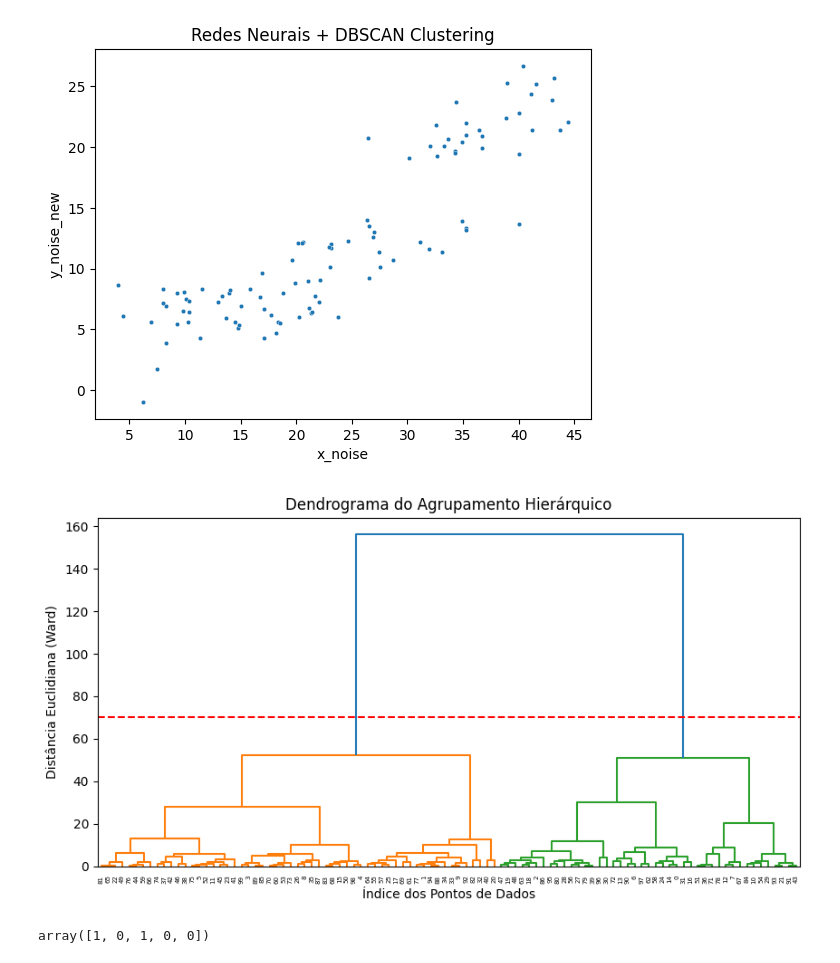
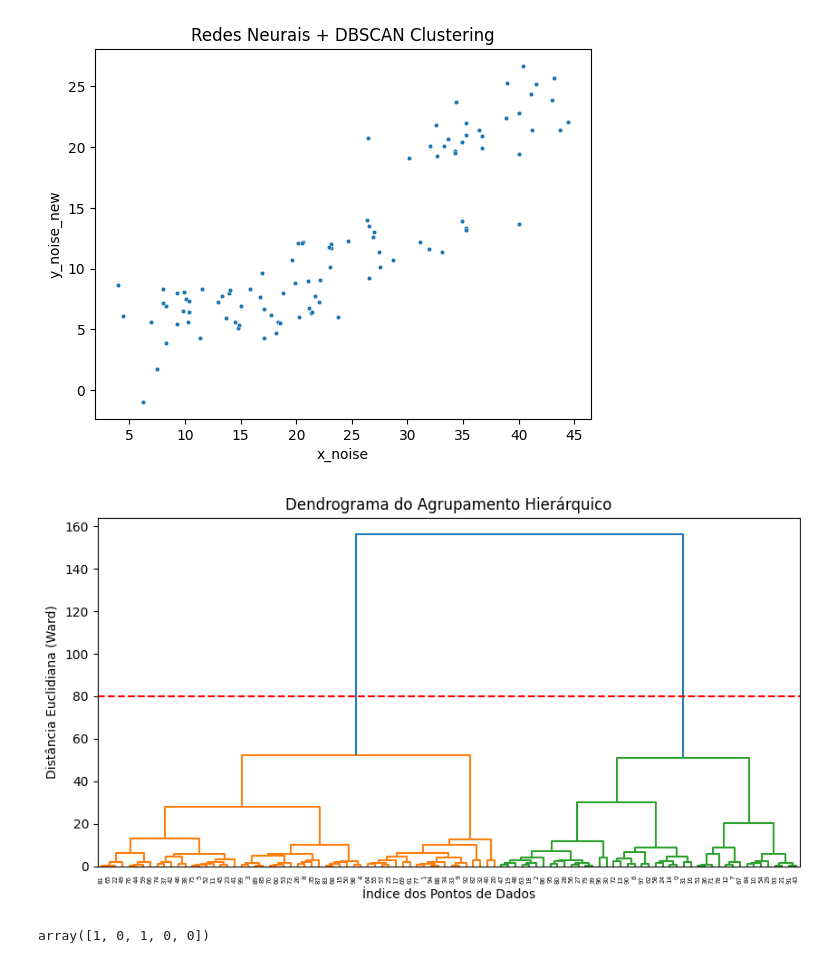
Before and after one commit to Laboratorio-de-Analise-de-Dados/disciplina_python_ml, a Jupyter notebook: dev/script/aulas_teoricas/03-aula-05_02-cluster_2026-07-14.ipynb, the cells around one changed output. Drawn from its saved outputs; the diff is of its cells as text; code cells hidden in the pictures.

Commit message:
Inserindo Hierachy Cluster na aula pptx 05

```diff
--- a/dev/script/aulas_teoricas/03-aula-05_02-cluster_2026-07-14.ipynb
+++ b/dev/script/aulas_teoricas/03-aula-05_02-cluster_2026-07-14.ipynb
@@ -652,8 +647,12 @@ linked = linkage(x_treino, method="ward")
 # %%
+# 2. Gerar a matriz de ligação (linkage matrix) para o Dendrograma
+# Usamos a distância euclidiana e o método 'ward' (minimiza a variância dos clusters)
+linked = linkage(np.array(df_1[[x,y]]), method="ward")
+
 # Visualize the results
 sns.scatterplot(
-    x=x_treino[:,0],
-    y=x_treino[:,1],
+    x=df_1[x],
+    y=df_1[y],
     s=s,
 )
 plt.title("Redes Neurais + DBSCAN Clustering")
@@ -664,22 +663,23 @@ plt.show()
 [figure]
 # %%
 # 3. Plotar o Dendrograma
+distancia = 80
 plt.figure(figsize=(10, 5))
 dendrogram(
     linked,
     orientation="top",
     distance_sort="descending",
     show_leaf_counts=True
 )
 plt.title("Dendrograma do Agrupamento Hierárquico")
 plt.xlabel("Índice dos Pontos de Dados")
 plt.ylabel("Distância Euclidiana (Ward)")
 plt.axhline(
-    y=70, color="r", linestyle="--"
+    y=distancia, color="r", linestyle="--"
 )  # Linha de corte imaginária para definir 3 clusters
 plt.show()
 # %% [output]
-[figure, old version]
+[figure, new version]
 # %%
 # 4. Aplicar o algoritmo com o número de clusters desejado
 # Com base no dendrograma, definimos n_clusters=3
```
Also changed, not shown: parts of 14 cells of this notebook, 1 other file.
